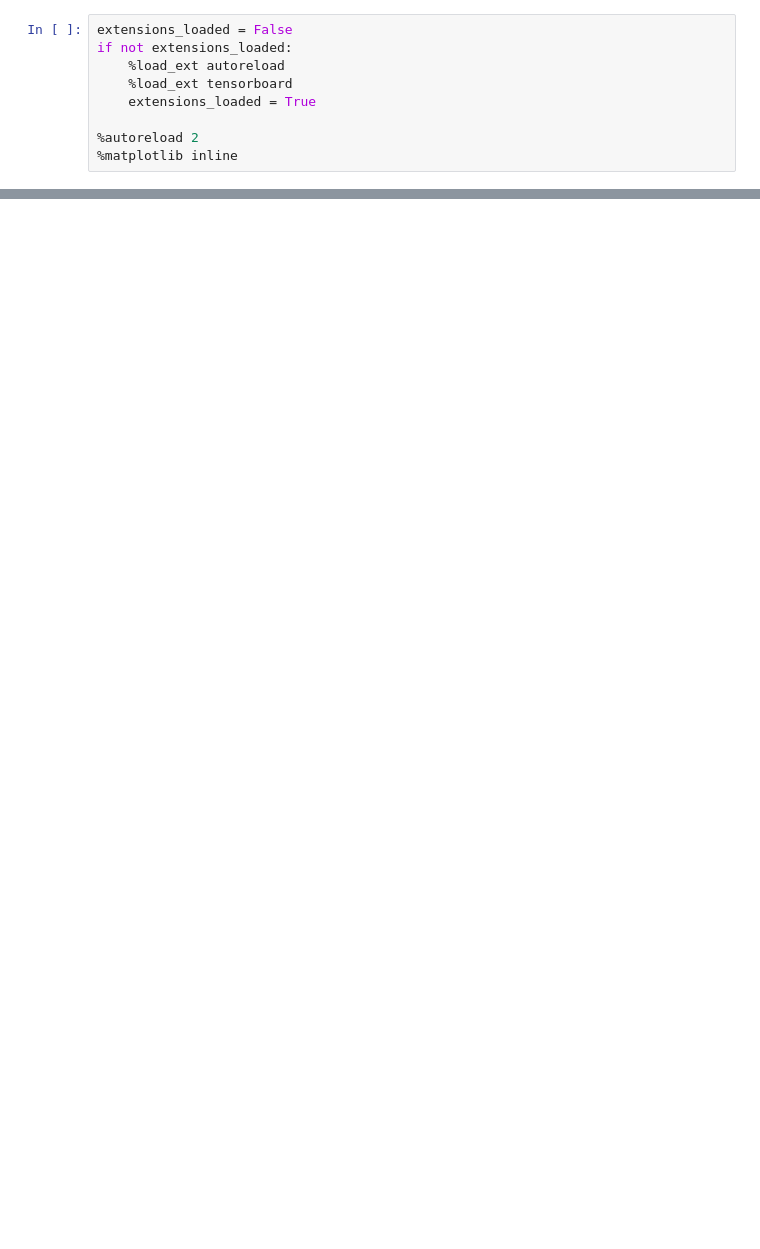
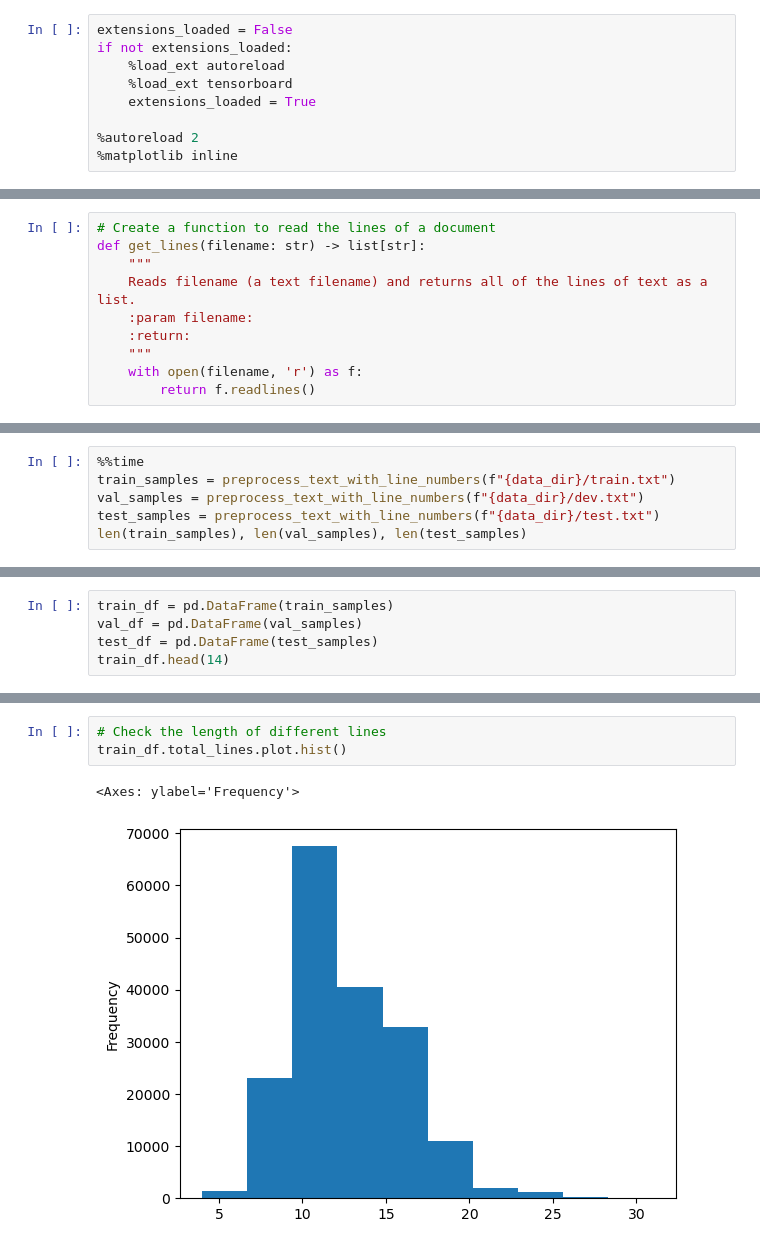
Before and after one commit to sodeso-nl/ml-notebooks, a Jupyter notebook: tensorflow-developer-certificate/section-11/tdc-section-11.ipynb, the cells around one changed output, grey strips where cells are left out. Cells and saved outputs as stored; diff of their text form; blank space fills up the shorter version.

```diff
--- a/tensorflow-developer-certificate/section-11/tdc-section-11.ipynb
+++ b/tensorflow-developer-certificate/section-11/tdc-section-11.ipynb
@@ -55,0 +118,10 @@ from keras.losses import binary_crossentropy
+# %%
+# Create a function to read the lines of a document
+def get_lines(filename: str) -> list[str]:
+    """
+    Reads filename (a text filename) and returns all of the lines of text as a list.
+    :param filename:
+    :return:
+    """
+    with open(filename, 'r') as f:
+        return f.readlines()
@@ -55,0 +197,6 @@ from keras.losses import binary_crossentropy
+# %%
+%%time
+train_samples = preprocess_text_with_line_numbers(f"{data_dir}/train.txt")
+val_samples = preprocess_text_with_line_numbers(f"{data_dir}/dev.txt")
+test_samples = preprocess_text_with_line_numbers(f"{data_dir}/test.txt")
+len(train_samples), len(val_samples), len(test_samples)
@@ -55,0 +230,5 @@ from keras.losses import binary_crossentropy
+# %%
+train_df = pd.DataFrame(train_samples)
+val_df = pd.DataFrame(val_samples)
+test_df = pd.DataFrame(test_samples)
+train_df.head(14)
@@ -55,0 +262,6 @@ from keras.losses import binary_crossentropy
+# %%
+# Check the length of different lines
+train_df.total_lines.plot.hist()
+# %% [output]
+<Axes: ylabel='Frequency'>
+[figure, added]
```
Also changed, not shown: parts of 107 cells of this notebook.
